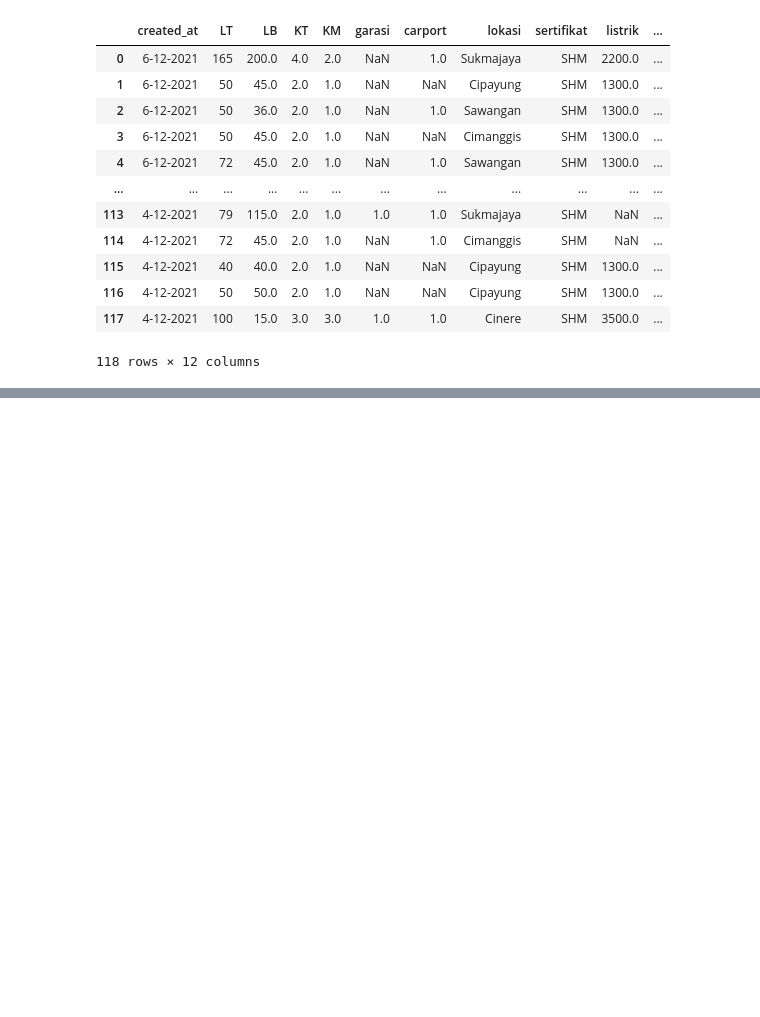
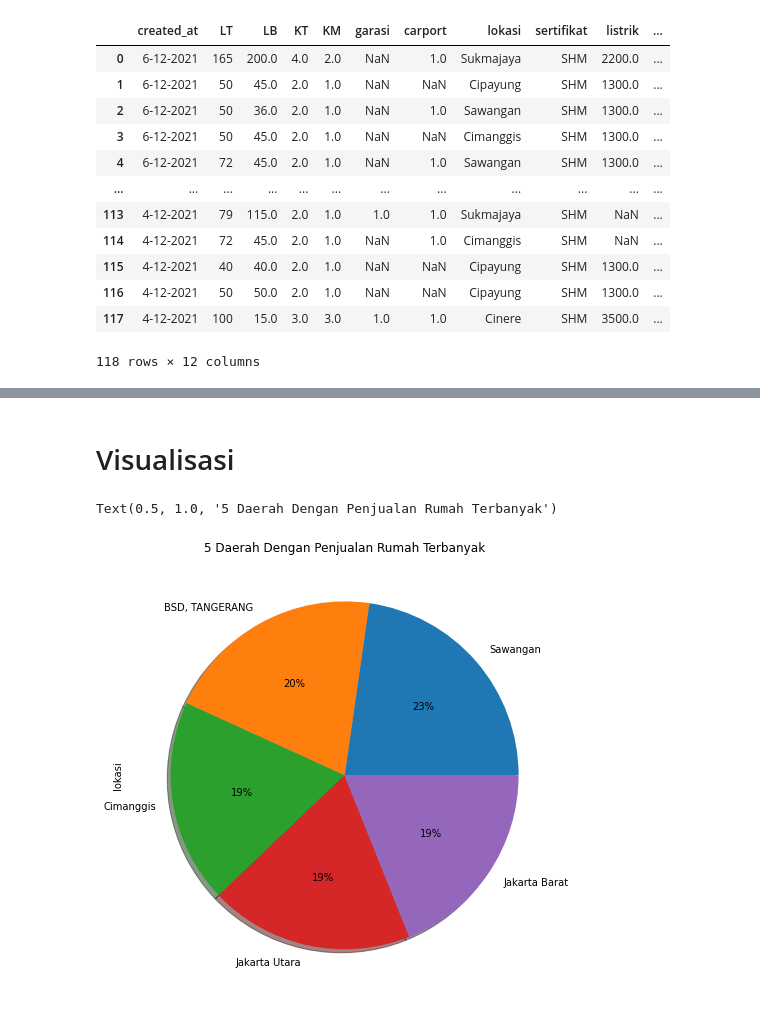
Before and after one commit to ilman79/Kelompok-5, a Jupyter notebook: Kodingan.ipynb, the cells around one changed output, grey strips where cells are left out. Cells and saved outputs as stored; diff of their text form; code cells hidden in the pictures; blank space fills up the shorter version.

```diff
--- a/Kodingan.ipynb
+++ b/Kodingan.ipynb
@@ -487,0 +580,11 @@ join
+# %% [markdown]
+# Visualisasi
+# %%
+daerah = data3_baru.groupby(data3_baru['lokasi'])['lokasi'].count().sort_values(ascending = False).head(5)
+plt.figure(figsize=(12,8))
+plt.subplot()
+daerah.plot.pie(autopct = '%1.f%%', shadow = True, fontsize = 10)
+plt.title("5 Daerah Dengan Penjualan Rumah Terbanyak")
+# %% [output]
+Text(0.5, 1.0, '5 Daerah Dengan Penjualan Rumah Terbanyak')
+[figure, added]
```
Also changed, not shown: parts of 59 cells of this notebook.
